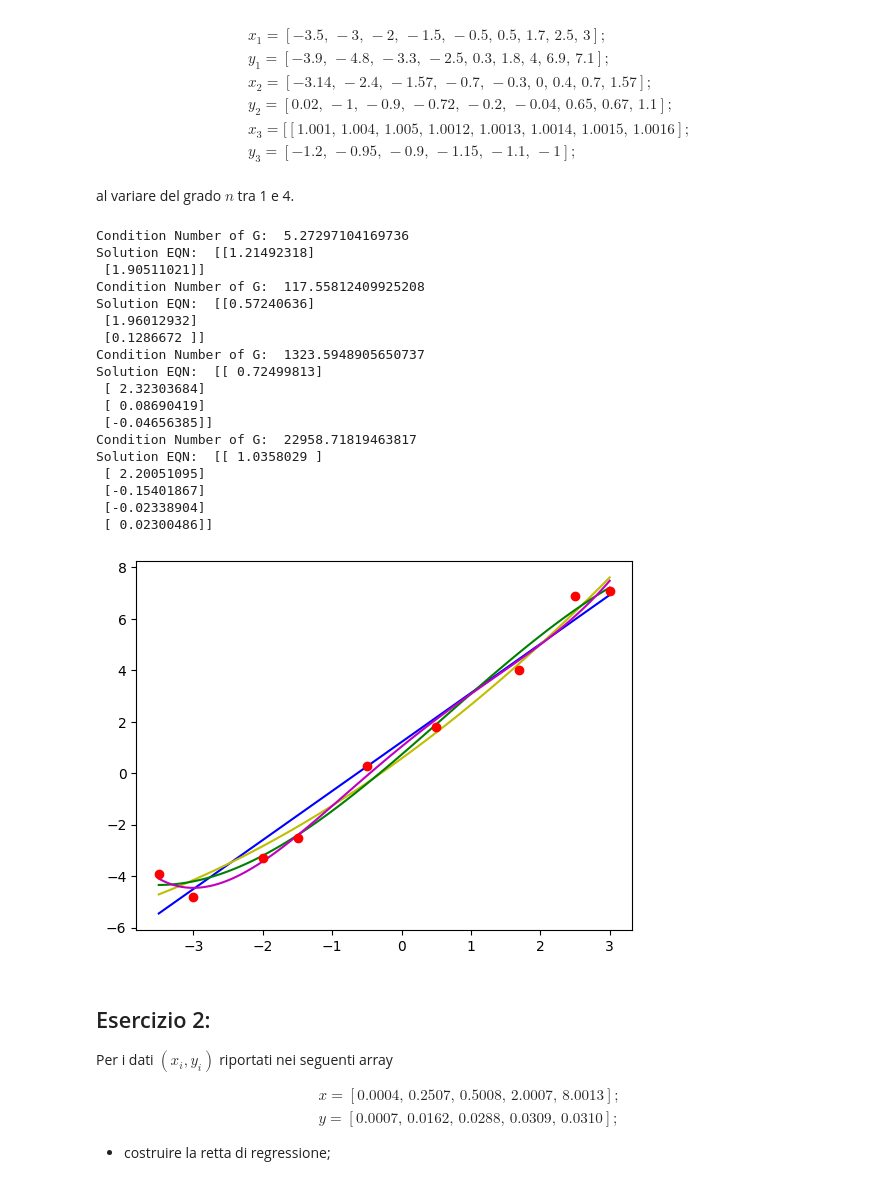
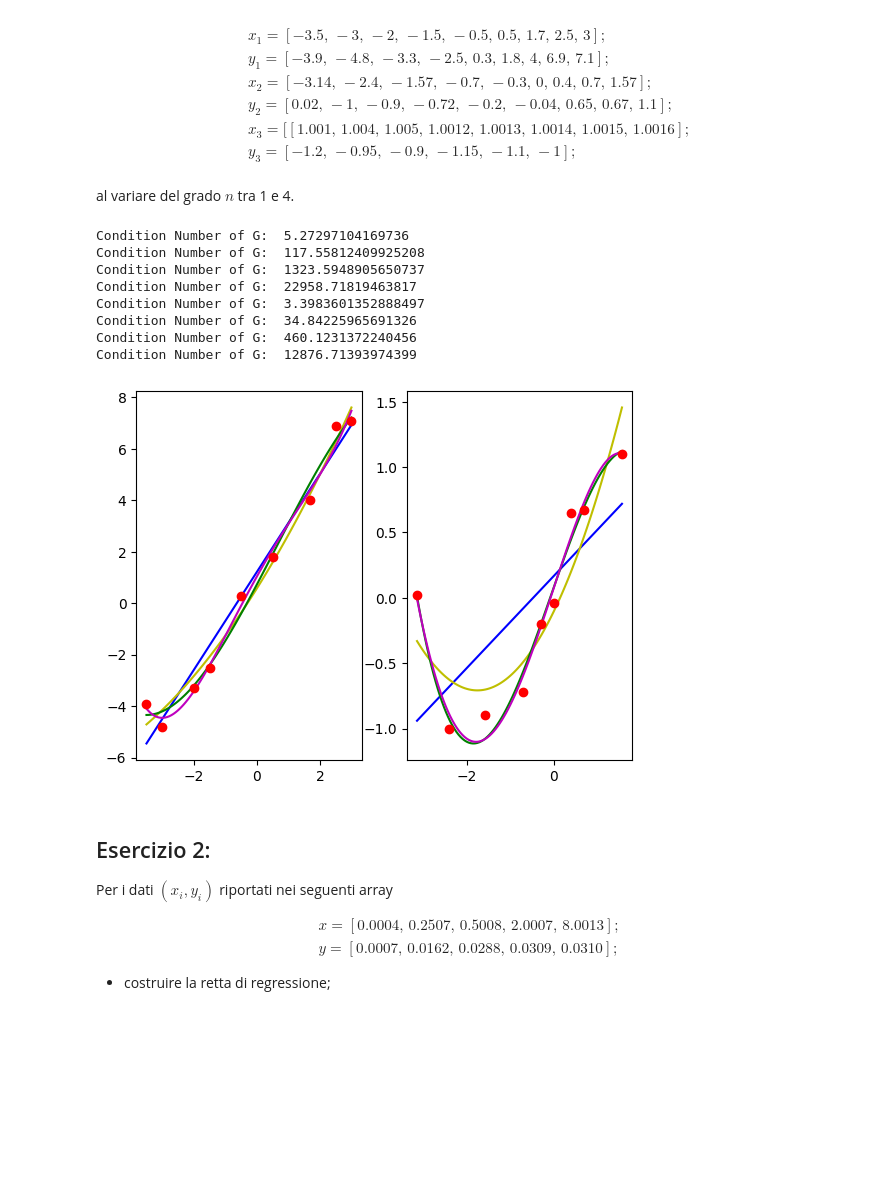
Before and after one commit to delpiter/Numerical_Methods_for_AI, a Jupyter notebook: lab12/ESercitazione_12.ipynb, the cells around one changed output. Saved outputs shown, nothing was run; the diff lists cells and outputs as text; code cells hidden in the pictures; blank space fills up the shorter version.

```diff
--- a/lab12/ESercitazione_12.ipynb
+++ b/lab12/ESercitazione_12.ipynb
@@ -73,52 +73,57 @@ $$
 
 al variare del grado $n$ tra 1 e 4.
 # %%
+x_arr=[]
+y_arr=[]
+
 x_1 = np.array([-3.5, -3, -2, -1.5, -0.5, 0.5, 1.7, 2.5, 3])
+x_arr.append(x_1)
 y_1 = np.array([-3.9, -4.8, -3.3, -2.5, 0.3, 1.8, 4, 6.9, 7.1])
+y_arr.append(y_1)
 
 x_2 = np.array([-3.14, -2.4, -1.57, -0.7, -0.3, 0, 0.4, 0.7, 1.57])
+x_arr.append(x_2)
 y_2 = np.array([0.02, -1, -0.9, -0.72, -0.2, -0.04, 0.65, 0.67, 1.1])
+y_arr.append(y_2)
 
-x_3 = np.array([1.001, 1.004, 1.005, 1.0012, 1.0013, 1.0014, 1.0015, 1.0016])
-y_3 = np.array([-1.2, -0.95, -0.9, -1.15, -1.1, -1])
+#x_3 = np.array([1.001, 1.004, 1.005, 1.0012, 1.0013, 1.0014, 1.0015, 1.0016])
+#x_arr.append(x_3)
+#y_3 = np.array([-1.2, -0.95, -0.9, -1.15, -1.1, -1, -1.3, -1.35])
+#y_arr.append(y_3)
 # %%
 m=x_1.shape[0]
 col = ['b','y','g','m']
-for n in range(1,5):
-    n1=n+1 # gradi di libertà del polinomio
-    A=np.vander(x_1,increasing=True)[:,:n1] # Slicing per seleizonare solo le prime n+1 colonne
-    #print(A)
-    coeff_Pn_eqn=eqnorm(A,y_1)
-    print("Solution EQN: ", coeff_Pn_eqn)
+for j in range(len(x_arr)):
+    plt.subplot(1,len(x_arr),j+1)
+    #plt.tight_layout()
+    #fig.set_size_inches(12,12)
+    xs=x_arr[j]
+    ys=y_arr[j]
+    for n in range(1,5):
+        n1=n+1 # gradi di libertà del polinomio
+        A=np.vander(xs,increasing=True)[:,:n1] # Slicing per seleizonare solo le prime n+1 colonne
+        # print(A)
+        coeff_Pn_eqn=eqnorm(A,ys)
+        # print("Solution EQN: ", coeff_Pn_eqn)
 
-    polEQN = np.polyval(np.flip(coeff_Pn_eqn),x_val)
-    residuo_eqn=np.linalg.norm(A@coeff_Pn_eqn-y_1)
+        x_val = np.linspace(np.min(xs),np.max(xs),100)
+        polEQN = np.polyval(np.flip(coeff_Pn_eqn),x_val)
+        residuo_eqn=np.linalg.norm(A@coeff_Pn_eqn-ys)
 
-    plt.plot(x_val,polEQN,col[n-1])
+        plt.plot(x_val,polEQN,col[n-1])
 
-x_val = np.linspace(np.min(x_1),np.max(x_1),100)
-plt.plot(x_1,y_1, 'ro')
+    plt.plot(xs,ys, 'ro')
 plt.show()
 # %% [output]
 Condition Number of G:  5.27297104169736
-Solution EQN:  [[1.21492318]
- [1.90511021]]
 Condition Number of G:  117.55812409925208
-Solution EQN:  [[0.57240636]
- [1.96012932]
- [0.1286672 ]]
 Condition Number of G:  1323.5948905650737
-Solution EQN:  [[ 0.72499813]
- [ 2.32303684]
- [ 0.08690419]
- [-0.04656385]]
 Condition Number of G:  22958.71819463817
-Solution EQN:  [[ 1.0358029 ]
- [ 2.20051095]
- [-0.15401867]
- [-0.02338904]
- [ 0.02300486]]
+Condition Number of G:  3.3983601352888497
+Condition Number of G:  34.84225965691326
+Condition Number of G:  460.1231372240456
+Condition Number of G:  12876.71393974399
-[figure, old version]
+[figure, new version]
 # %% [markdown]
 ## Esercizio 2:
 Per i dati $(x_i, y_i)$ riportati nei seguenti array
```
Also changed, not shown: parts of 7 cells of this notebook, 7 other files.
